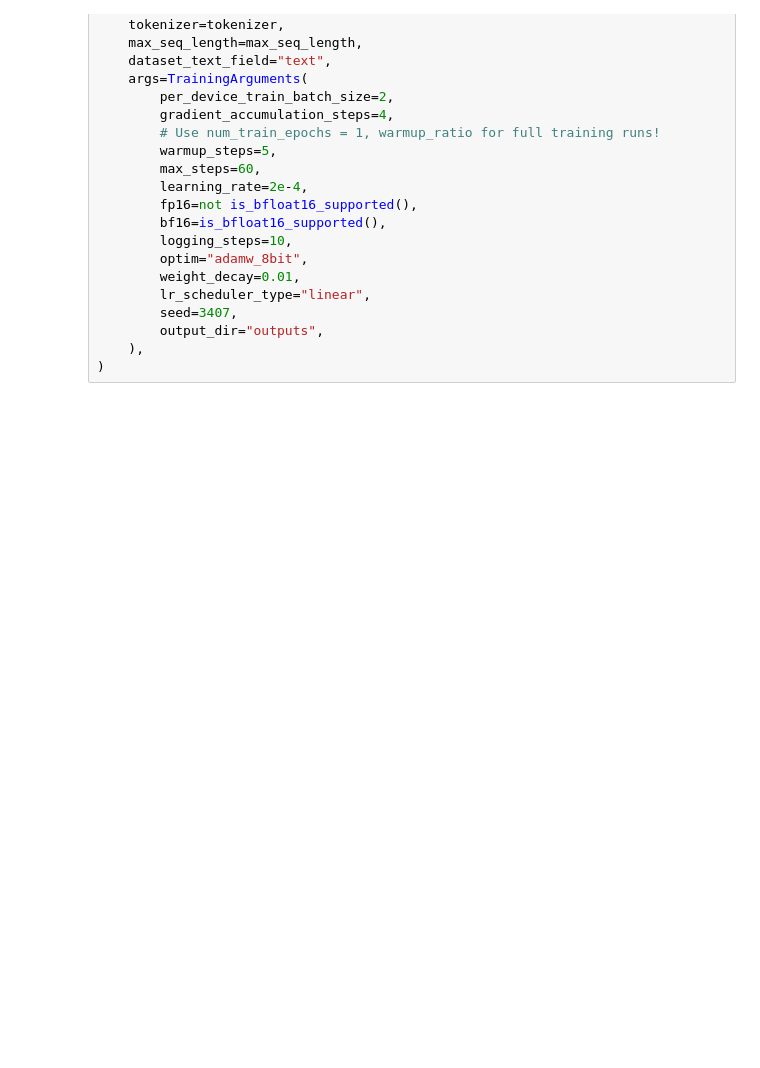
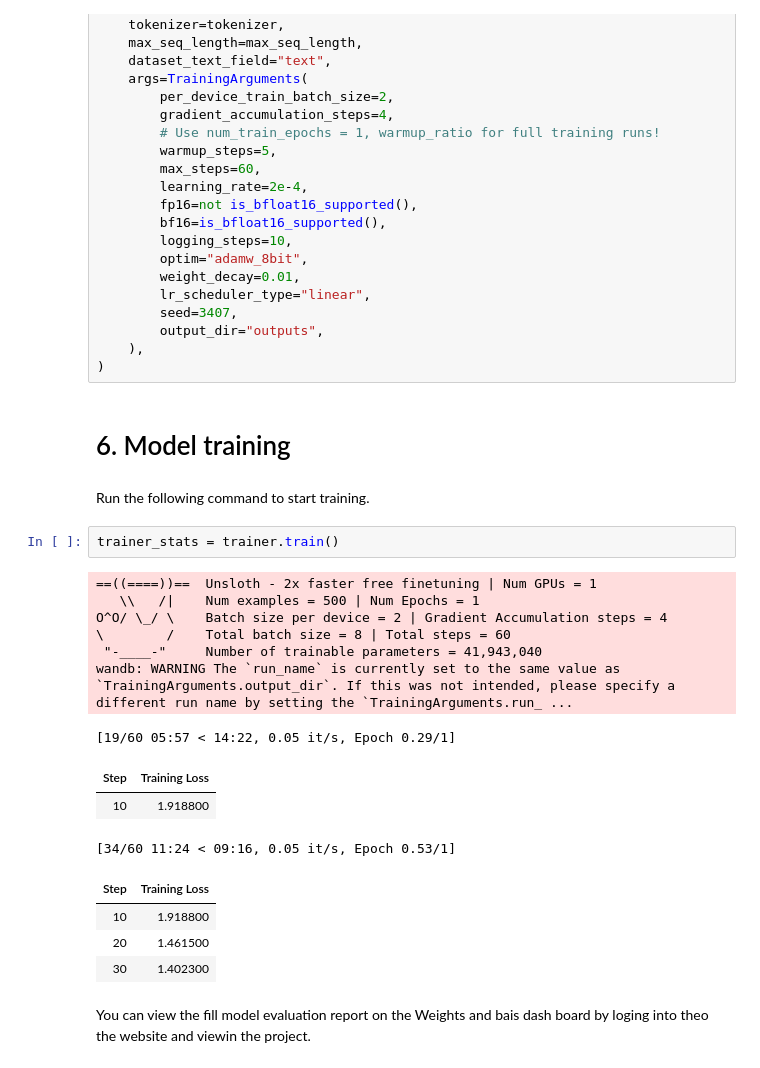
Before and after one commit to NewCodeLearner/LLM-finetunning, a Jupyter notebook: 2_Fine_tuning_DeepSeek_R1(Reasoning_Model).ipynb, the cells around one changed output. Saved outputs shown, nothing was run; the diff lists cells and outputs as text; blank space fills up the shorter version.

Commit message:
Model Training and inference

```diff
--- a/2_Fine_tuning_DeepSeek_R1(Reasoning_Model).ipynb
+++ b/2_Fine_tuning_DeepSeek_R1(Reasoning_Model).ipynb
@@ -243,3 +243,26 @@ trainer = SFTTrainer(
         output_dir="outputs",
     ),
 )
+# %% [markdown]
+# 6. Model training
+# %% [markdown]
+Run the following command to start training.
+# %%
+trainer_stats = trainer.train()
+# %% [output]
+==((====))==  Unsloth - 2x faster free finetuning | Num GPUs = 1
+   \\   /|    Num examples = 500 | Num Epochs = 1
+O^O/ \_/ \    Batch size per device = 2 | Gradient Accumulation steps = 4
+\        /    Total batch size = 8 | Total steps = 60
+ "-____-"     Number of trainable parameters = 41,943,040
+wandb: WARNING The `run_name` is currently set to the same value as `TrainingArguments.output_dir`. If this was not intended, please specify a different run name by setting the `TrainingArguments.run_ ...
+[19/60 05:57 < 14:22, 0.05 it/s, Epoch 0.29/1]
+| Step | Training Loss |
+| 10 | 1.918800 |
+[34/60 11:24 < 09:16, 0.05 it/s, Epoch 0.53/1]
+| Step | Training Loss |
+| 10 | 1.918800 |
+| 20 | 1.461500 |
+| 30 | 1.402300 |
+# %% [markdown]
+You can view the fill model evaluation report on the Weights and bais dash board by loging into theo the website and viewin the project.
```
Also changed, not shown: parts of 5 cells of this notebook.
